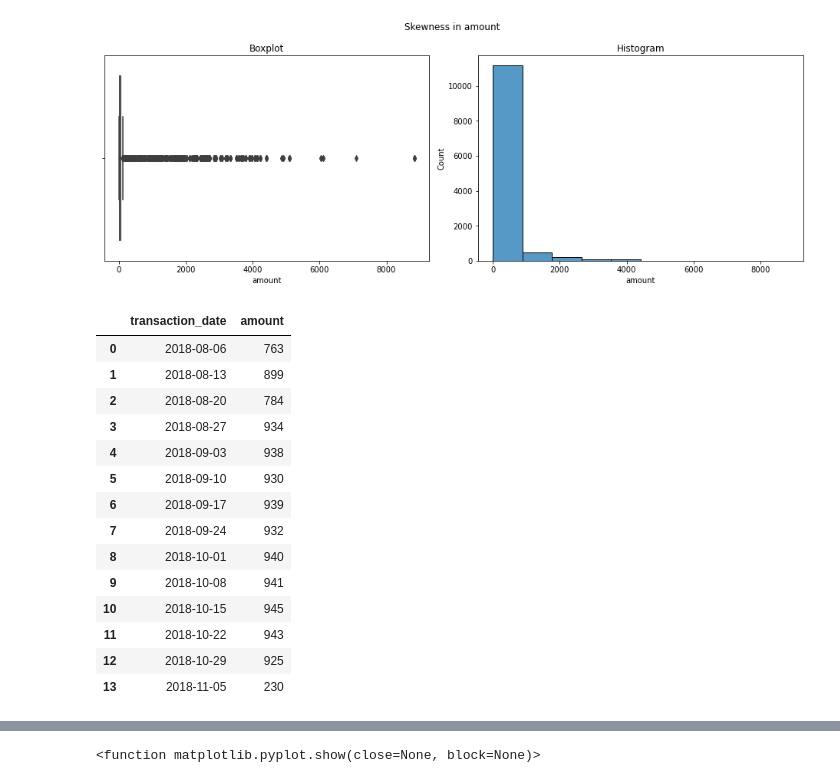
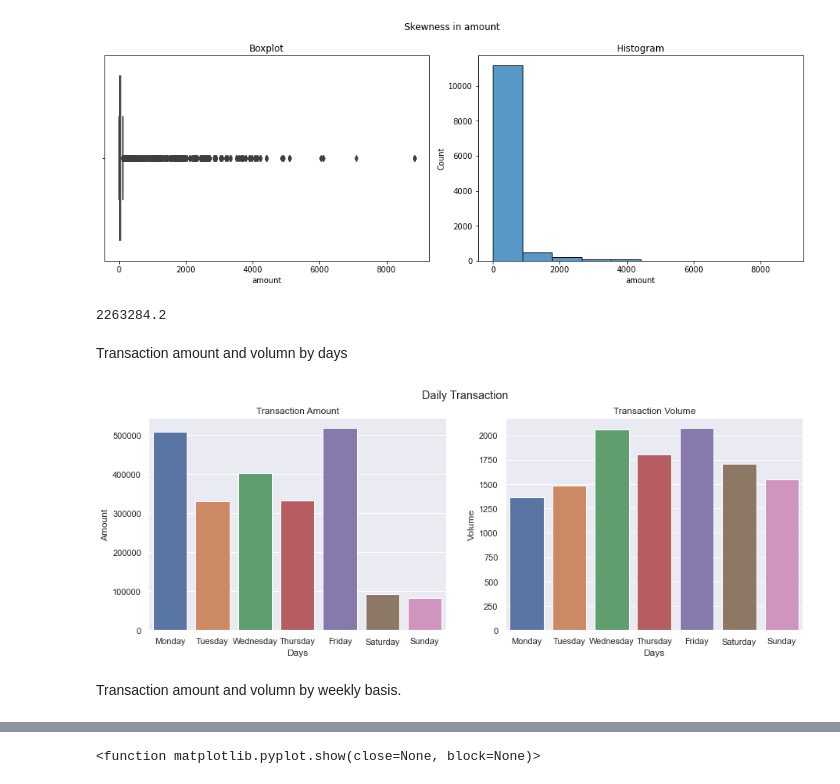
Before and after one commit to slothpunch/Portfolio, a Jupyter notebook: 4. Data@ANZ Virtual Internship Program/1_DataANZ_Virtual_Internship_Program.ipynb, the cells around one changed output, grey strips where cells are left out. Saved outputs shown, nothing was run; the diff lists cells and outputs as text; code cells hidden in the pictures.

```diff
--- a/4. Data@ANZ Virtual Internship Program/1_DataANZ_Virtual_Internship_Program.ipynb
+++ b/4. Data@ANZ Virtual Internship Program/1_DataANZ_Virtual_Internship_Program.ipynb
@@ -388,3 +528,7 @@ plt.tight_layout()
 plt.show()
 # %% [output]
 [figure]
+# %%
+df['amount'].sum()
+# %% [output]
+2263284.2
@@ -391 +542,27 @@ plt.show()
+# %%
+df['month_name'] = df['date'].dt.month_name()
+df['date_name'] = df['date'].dt.day_name()
+
+df.head()
+# %% [markdown]
+Transaction amount and volumn by days
+# %%
+daily_spending = df.groupby('date_name')['amount'].sum().sort_values(ascending = False).reset_index()
+daily_trans_vol = df.groupby('date_name')['amount'].count().sort_values(ascending = False).reset_index()
+
+fig, axes = plt.subplots(1,2, figsize = (15,5))
+fig.suptitle('Daily Transaction')
+
+sns.barplot(ax = axes[0], data = daily_spending, x = 'date_name', y = 'amount', order = ['Monday', 'Tuesday', 'Wednesday', 'Thursday', 'Friday', 'Saturday', 'Sunday'] )
+axes[0].set_title('Transaction Amount')
+axes[0].set(xlabel = 'Days', ylabel = 'Amount')
+
+sns.barplot(ax = axes[1], data = daily_trans_vol, x = 'date_name', y = 'amount', order = ['Monday', 'Tuesday', 'Wednesday', 'Thursday', 'Friday', 'Saturday', 'Sunday'])
+axes[1].set_title('Transaction Volume')
+axes[1].set(xlabel = 'Days', ylabel = 'Volume')
+plt.show()
+# %% [output]
+[figure, added]
+# %% [markdown]
+Transaction amount and volumn by weekly basis.
 # %%
@@ -395,18 +571,0 @@ weekly_trans_volume = df.groupby([pd.Grouper(key='transaction_date', freq='W-MON
-# %%
-weekly_trans_volume
-# %% [output]
-|  | transaction_date | amount |
-| 0 | 2018-08-06 | 763 |
-| 1 | 2018-08-13 | 899 |
-| 2 | 2018-08-20 | 784 |
-| 3 | 2018-08-27 | 934 |
-| 4 | 2018-09-03 | 938 |
-| 5 | 2018-09-10 | 930 |
-| 6 | 2018-09-17 | 939 |
-| 7 | 2018-09-24 | 932 |
-| 8 | 2018-10-01 | 940 |
-| 9 | 2018-10-08 | 941 |
-| 10 | 2018-10-15 | 945 |
-| 11 | 2018-10-22 | 943 |
-| 12 | 2018-10-29 | 925 |
-| 13 | 2018-11-05 | 230 |
```
Also changed, not shown: parts of 46 cells of this notebook.
